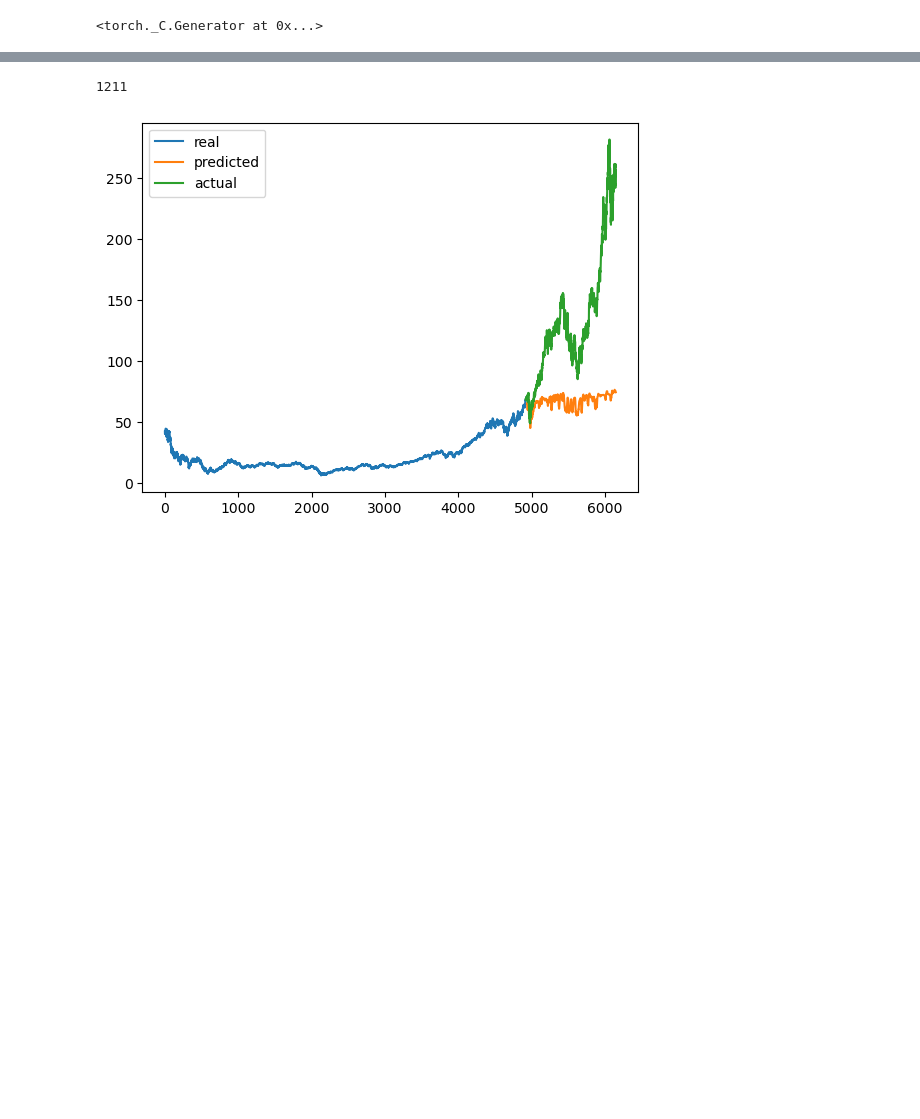
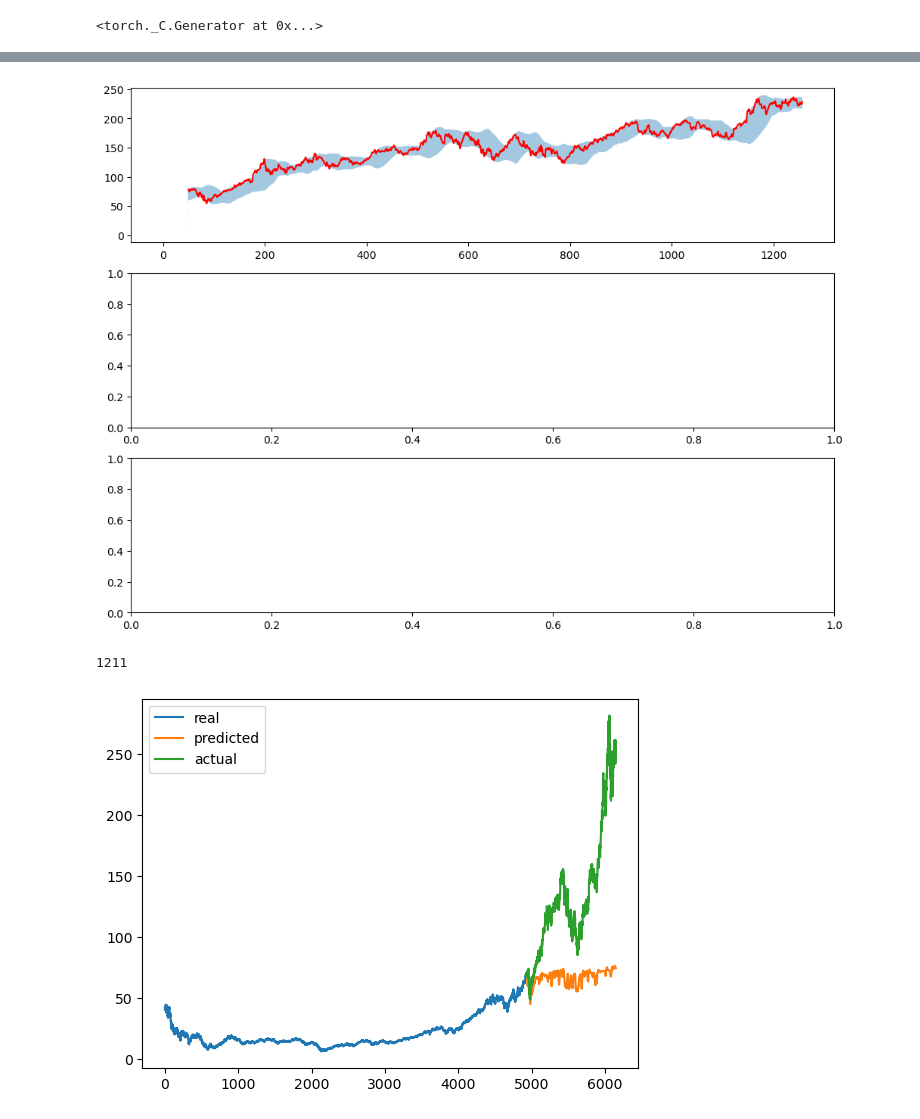
Before and after one commit to ibitec7/portfolio, a Jupyter notebook: lstm.ipynb, the cells around one changed output, grey strips where cells are left out. Saved outputs shown, nothing was run; the diff lists cells and outputs as text; code cells hidden in the pictures; blank space fills up the shorter version.

```diff
--- a/lstm.ipynb
+++ b/lstm.ipynb
@@ -202,3 +230,11 @@ plt.show()
+# %%
+fig, (ax1, ax2, ax3) = plt.subplots(3,1)
+ax1.plot(range(50,len(df["close"])), df["close"].iloc[50:].to_numpy(), c='r')
+ax1.fill_between(range(0,len(df["close"])), y1=df["bb_lower"].to_numpy(), y2=df["bb_upper"].to_numpy(), alpha=0.4)
+ax2.plot()
+fig.set_size_inches(12,9)
+# %% [output]
+[figure, added]
 # %%
 len(predicted_stock)
 # %% [output]
```
Also changed, not shown: parts of 12 cells of this notebook, 26 other files.
